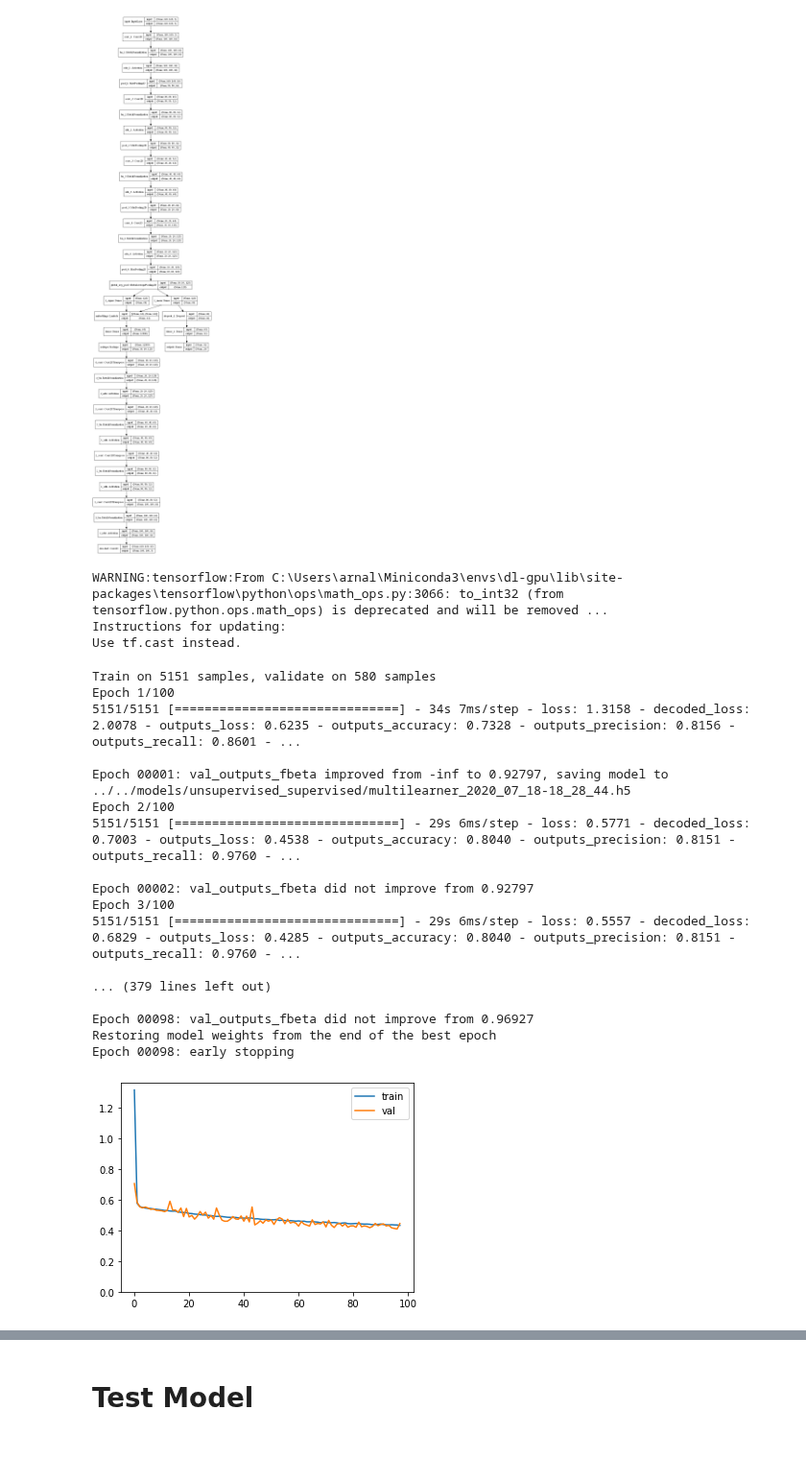
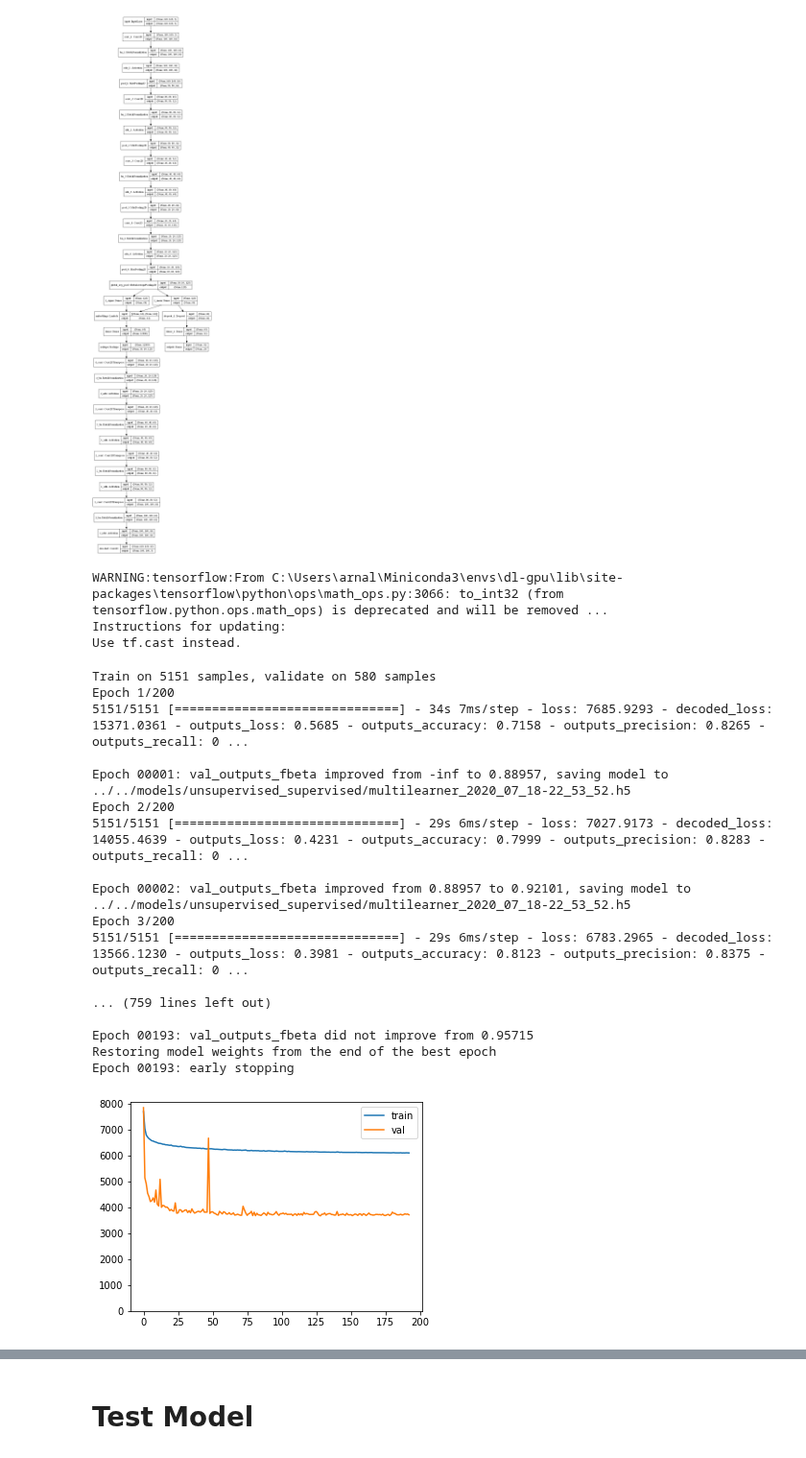
Before and after one commit to arnaldog12/icaonet, a Jupyter notebook: notebooks/supervised_unsupervised/Multilearning.ipynb, the cells around one changed output, grey strips where cells are left out. Shown at 96% size. Cells and saved outputs as stored; diff of their text form; code cells hidden in the pictures.

Commit message:
submit v0.6.6 to FVC
VAE with original reconstruction loss

```diff
--- a/notebooks/supervised_unsupervised/Multilearning.ipynb
+++ b/notebooks/supervised_unsupervised/Multilearning.ipynb
@@ -133,6 +133,7 @@ def vae_loss(y_true, y_pred):
     https://www.machinecurve.com/index.php/2019/12/30/how-to-create-a-variational-autoencoder-with-keras/
     """
     reconstruction_loss = binary_crossentropy(K.flatten(y_true), K.flatten(y_pred))
+    reconstruction_loss *= (img_width * img_height)
 
     kl_loss = 1 + z_sigma - K.square(z_mean) - K.exp(z_sigma)
     kl_loss = K.sum(kl_loss, axis=-1)
@@ -283,47 +284,47 @@ outputs_valid = {
     "decoded": x_val,
     "outputs": y_val
 }
 
 model.compile(optimizer='adam', loss=losses, loss_weights=loss_weights, metrics=metrics)
 
 FILE_MODEL = FOLDER_MODELS + timestamp_model_name(prefix="multilearner_")
 list_callbacks = [
     ModelCheckpoint(FILE_MODEL, monitor=METRIC_TO_MONITOR, mode="max", verbose=1, save_best_only=True),
-    EarlyStopping(monitor=METRIC_TO_MONITOR, mode="max", patience=30, verbose=1, restore_best_weights=True)
+    EarlyStopping(monitor=METRIC_TO_MONITOR, mode="max", patience=50, verbose=1, restore_best_weights=True)
 ]
 
 hist = model.fit(
     x=x_train,
     y=outputs_train,
     batch_size=32,
-    epochs=100,
+    epochs=200,
     validation_data=(x_val, outputs_valid),
     callbacks=list_callbacks
 )
 
 plot.keras_hist(hist.history)
 # %% [output]
 WARNING:tensorflow:From C:\Users\arnal\Miniconda3\envs\dl-gpu\lib\site-packages\tensorflow\python\ops\math_ops.py:3066: to_int32 (from tensorflow.python.ops.math_ops) is deprecated and will be removed ...
 Instructions for updating:
 Use tf.cast instead.
 Train on 5151 samples, validate on 580 samples
-Epoch 1/100
-5151/5151 [==============================] - 34s 7ms/step - loss: 1.3158 - decoded_loss: 2.0078 - outputs_loss: 0.6235 - outputs_accuracy: 0.7328 - outputs_precision: 0.8156 - outputs_recall: 0.8601 - ...
+Epoch 1/200
+5151/5151 [==============================] - 34s 7ms/step - loss: 7685.9293 - decoded_loss: 15371.0361 - outputs_loss: 0.5685 - outputs_accuracy: 0.7158 - outputs_precision: 0.8265 - outputs_recall: 0 ...
 
-Epoch 00001: val_outputs_fbeta improved from -inf to 0.92797, saving model to ../../models/unsupervised_supervised/multilearner_2020_07_18-18_28_44.h5
-Epoch 2/100
-5151/5151 [==============================] - 29s 6ms/step - loss: 0.5771 - decoded_loss: 0.7003 - outputs_loss: 0.4538 - outputs_accuracy: 0.8040 - outputs_precision: 0.8151 - outputs_recall: 0.9760 - ...
+Epoch 00001: val_outputs_fbeta improved from -inf to 0.88957, saving model to ../../models/unsupervised_supervised/multilearner_2020_07_18-22_53_52.h5
+Epoch 2/200
+5151/5151 [==============================] - 29s 6ms/step - loss: 7027.9173 - decoded_loss: 14055.4639 - outputs_loss: 0.4231 - outputs_accuracy: 0.7999 - outputs_precision: 0.8283 - outputs_recall: 0 ...
 
-Epoch 00002: val_outputs_fbeta did not improve from 0.92797
-Epoch 3/100
-5151/5151 [==============================] - 29s 6ms/step - loss: 0.5557 - decoded_loss: 0.6829 - outputs_loss: 0.4285 - outputs_accuracy: 0.8040 - outputs_precision: 0.8151 - outputs_recall: 0.9760 - ...
+Epoch 00002: val_outputs_fbeta improved from 0.88957 to 0.92101, saving model to ../../models/unsupervised_supervised/multilearner_2020_07_18-22_53_52.h5
+Epoch 3/200
+5151/5151 [==============================] - 29s 6ms/step - loss: 6783.2965 - decoded_loss: 13566.1230 - outputs_loss: 0.3981 - outputs_accuracy: 0.8123 - outputs_precision: 0.8375 - outputs_recall: 0 ...
 
-... (379 lines left out)
+... (759 lines left out)
 
-Epoch 00098: val_outputs_fbeta did not improve from 0.96927
+Epoch 00193: val_outputs_fbeta did not improve from 0.95715
 Restoring model weights from the end of the best epoch
-Epoch 00098: early stopping
+Epoch 00193: early stopping
-[figure, old version]
+[figure, new version]
 # %%
 history = hist.history
 
```
Also changed, not shown: parts of 4 cells of this notebook, 1 other file.
